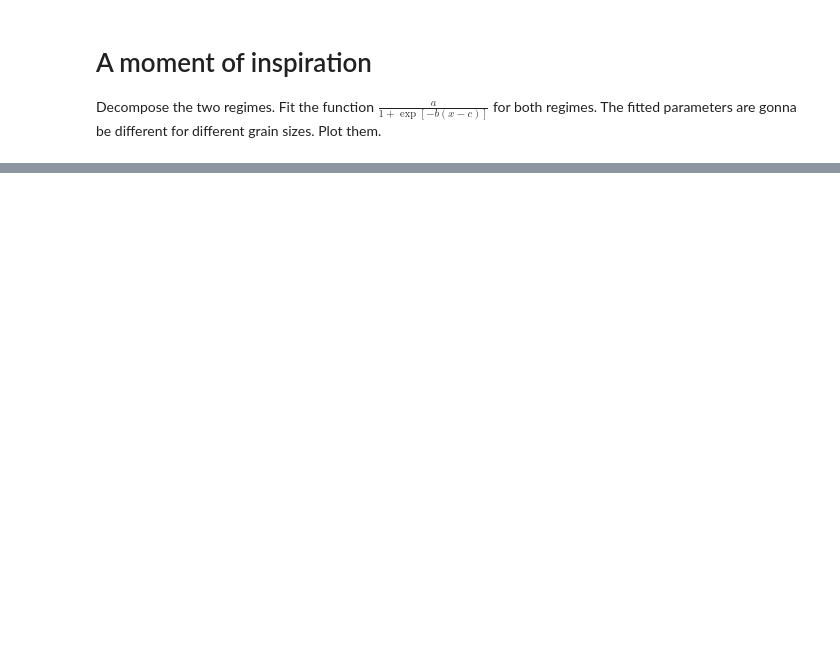
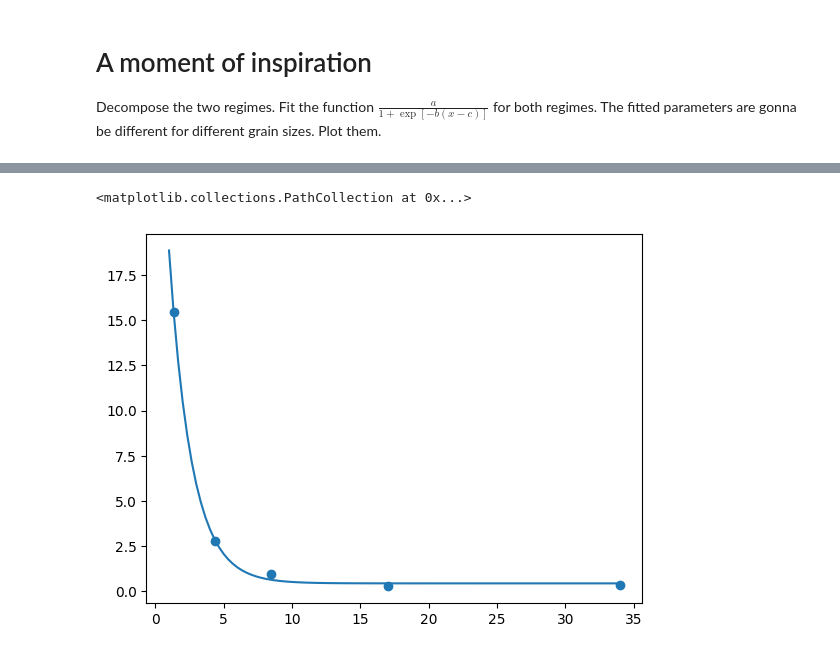
Before and after one commit to ahasan3-ncsu/wd-swelling, a Jupyter notebook: data_2022/eureka.ipynb, the cells around one changed output, grey strips where cells are left out. Cells and saved outputs as stored; diff of their text form; code cells hidden in the pictures; blank space fills up the shorter version.

```diff
--- a/data_2022/eureka.ipynb
+++ b/data_2022/eureka.ipynb
@@ -56,3 +91,6 @@ def sig(x, a, b, c):
+# %%
+def parA(x, a, b, c, d):
+    return a * np.exp(-b*(x-c)) + d
 # %%
 p1, c1 = curve_fit(sig, high[fd], high[fgs],
                       bounds=([0,0,0], [np.inf,np.inf,np.inf]))
@@ -60,0 +107,9 @@ p1
+# %%
+boyA = np.linspace(1, 34, 100)
+cotA = [parA(x, *pA) for x in boyA]
+
+plt.plot(boyA, cotA)
+plt.scatter(bar['G'], bar['A'])
+# %% [output]
+<matplotlib.collections.PathCollection at 0x...>
+[figure, added]
```
Also changed, not shown: parts of 59 cells of this notebook, 3 other files.
